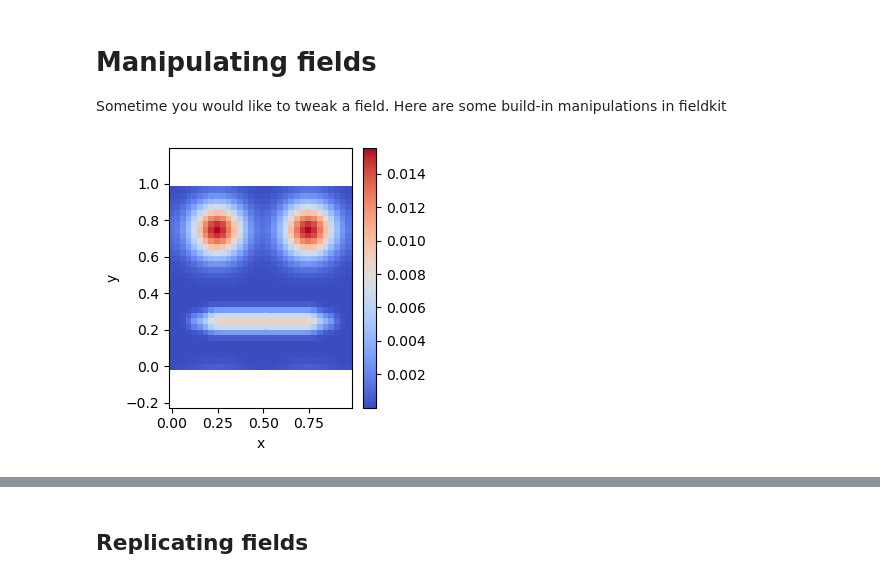
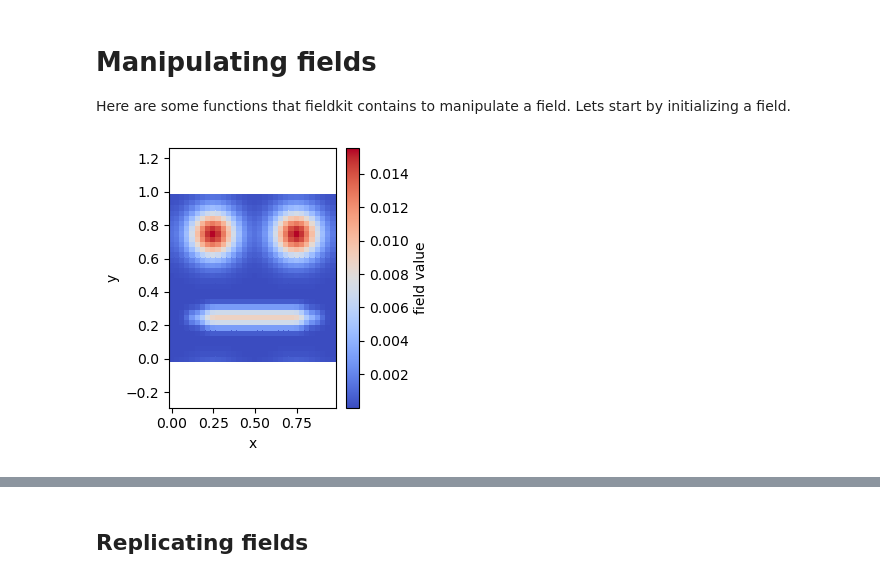
Before and after one commit to LequieuLab/fieldkit, a Jupyter notebook: docs/source/tutorials/02_manipulate_fields.ipynb, the cells around one changed output, grey strips where cells are left out. Saved outputs shown, nothing was run; the diff lists cells and outputs as text; code cells hidden in the pictures.

```diff
--- a/docs/source/tutorials/02_manipulate_fields.ipynb
+++ b/docs/source/tutorials/02_manipulate_fields.ipynb
@@ -1,17 +1,17 @@
 # %% [markdown]
 # Manipulating fields
 
-Sometime you would like to tweak a field. Here are some build-in manipulations in fieldkit
+Here are some functions that fieldkit contains to manipulate a field. Lets start by initializing a field.
 # %%
 import fieldkit as fk
 
-field = fk.Field(npw_Nd=(32,32))
+field = fk.Field(npw=(32,32))
 
 # create a creepy face
 fk.add_gaussian(field,center=(0.25,0.75),sigma=0.1)
 fk.add_gaussian(field,center=(0.75,0.75),sigma=0.1)
 fk.add_ellipse(field,center=(0.5,0.25), axis_lengths=(0.4,0.05), height=0.01)
 
 fk.plot(field, dpi=100)
 # %% [output]
-[figure, old version]
+[figure, new version]
```
Also changed, not shown: parts of 8 cells of this notebook, 2 other files.
